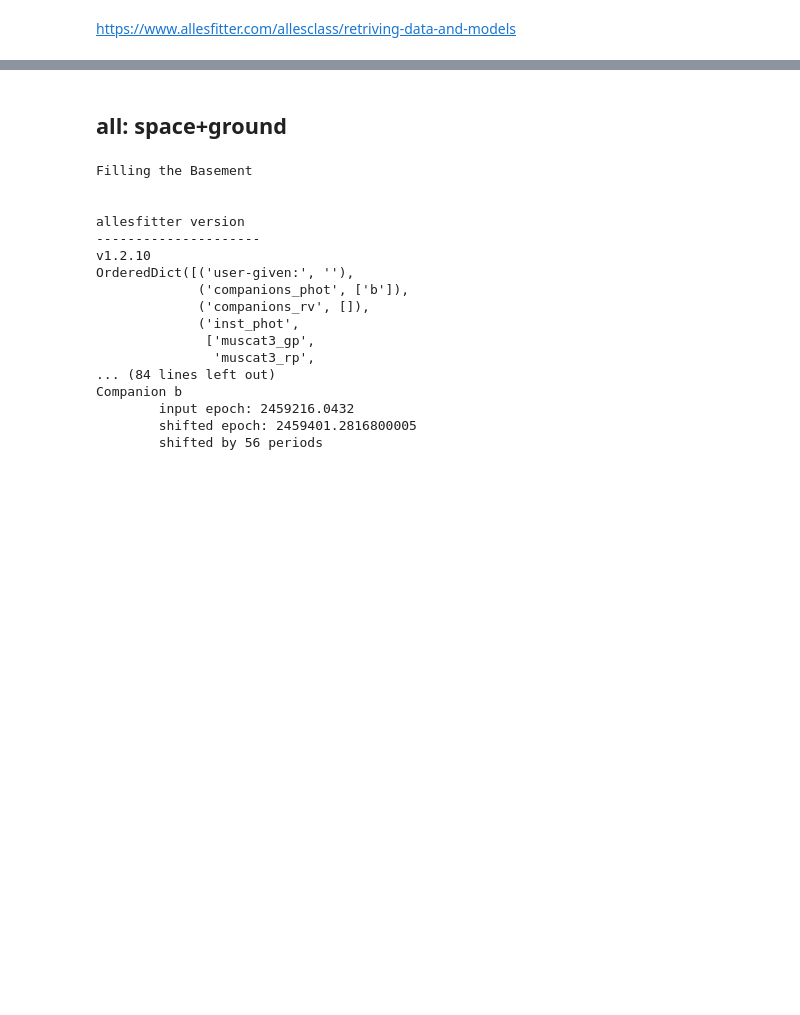
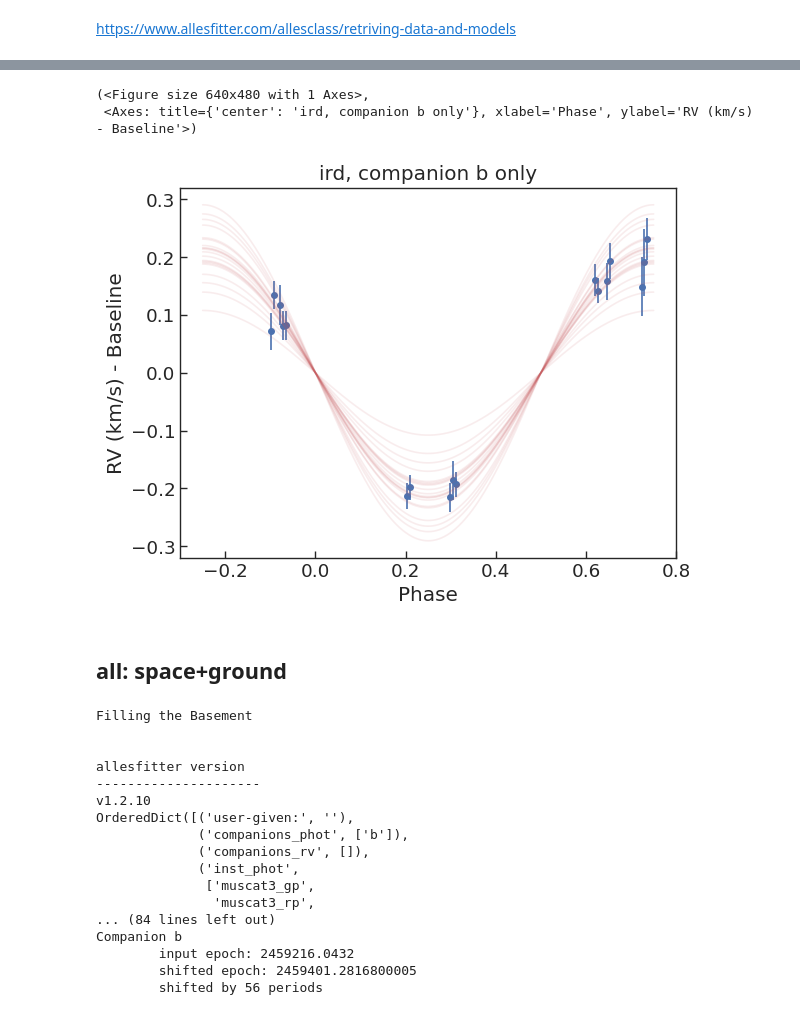
Before and after one commit to jpdeleon/toi5671, a Jupyter notebook: notebooks/allesfit_transit_results.ipynb, the cells around one changed output, grey strips where cells are left out. Cells and saved outputs as stored; diff of their text form; code cells hidden in the pictures; blank space fills up the shorter version.

```diff
--- a/notebooks/allesfit_transit_results.ipynb
+++ b/notebooks/allesfit_transit_results.ipynb
@@ -6,0 +9,13 @@ assert os.environ['CONDA_DEFAULT_ENV']=='ttv'
+# %%
+import os
+import pickle
+import gzip
+from allesfitter import config
+
+datadir = '../allesfitter/joint_ird_m3/eccentric/'
+config.init(datadir)
+f = gzip.GzipFile(os.path.join(config.BASEMENT.outdir,'save_ns.pickle.gz'), 'rb')
+results = pickle.load(f)
+f.close()
+
+results.keys(), #len(results)
@@ -6,0 +216,5 @@ assert os.environ['CONDA_DEFAULT_ENV']=='ttv'
+# %%
+import allesfitter
+import numpy as np
+
+af2 = allesfitter.allesclass(datadir)
@@ -7,3 +460,11 @@ assert os.environ['CONDA_DEFAULT_ENV']=='ttv'
+# %%
+#'full' / 'phase' / 'phasezoom'
+i = 'ird'
+af2.plot(i, 'b', style='phase')
+# %% [output]
+(<Figure size 640x480 with 1 Axes>,
+ <Axes: title={'center': 'ird, companion b only'}, xlabel='Phase', ylabel='RV (km/s) - Baseline'>)
+[figure, added]
 # %% [markdown]
 ## all: space+ground
 # %%
```
Also changed, not shown: parts of 61 cells of this notebook, 55 other files.
